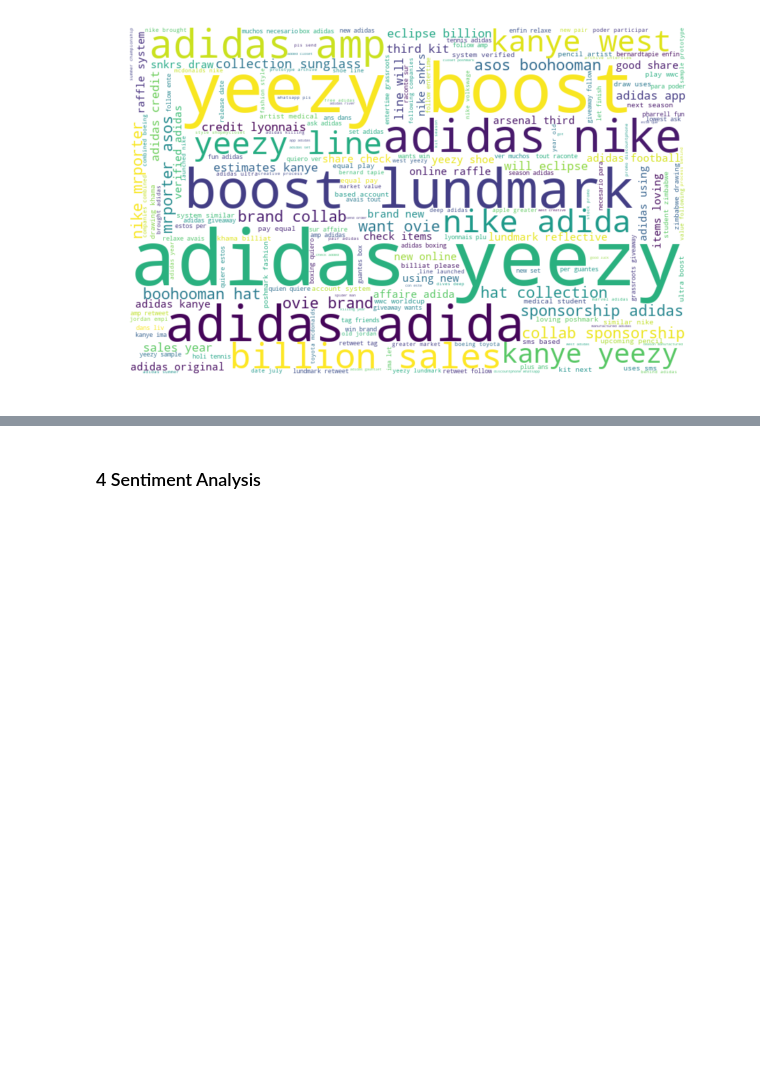
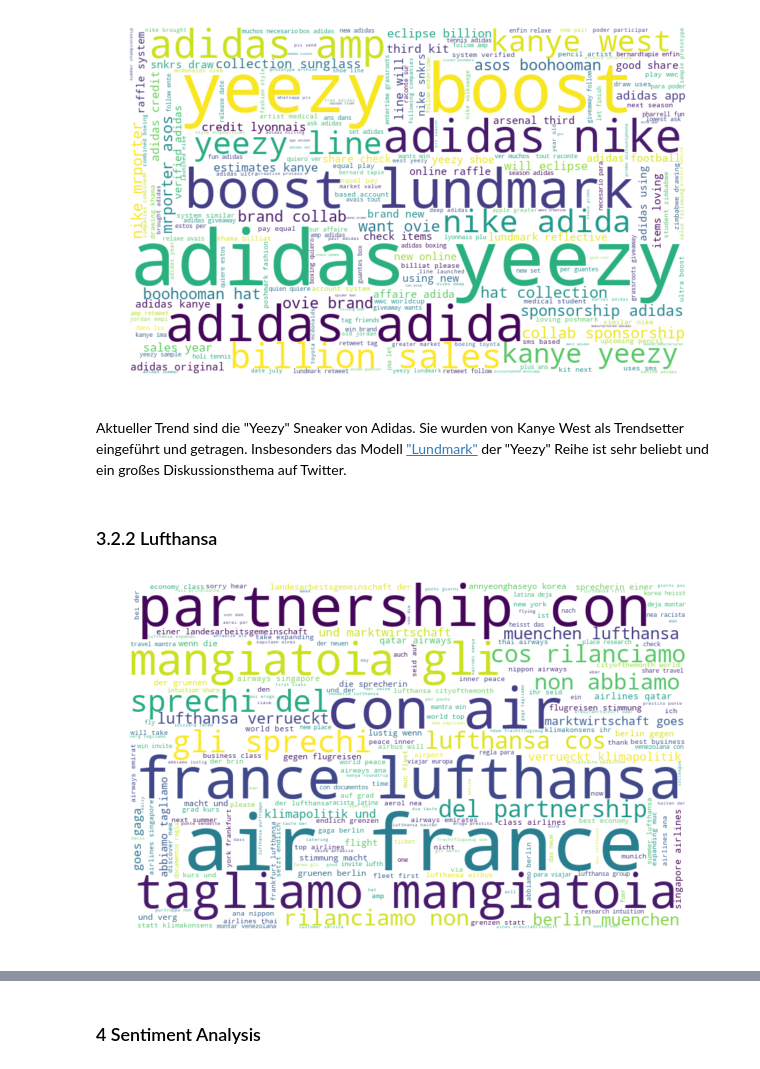
Before and after one commit to spreusler/Text-Mining-Tweets-Sentiment-Wordcloud, a Jupyter notebook: Text_Mining_with_Tweets.ipynb, the cells around one changed output, grey strips where cells are left out. Drawn from its saved outputs; the diff is of its cells as text; code cells hidden in the pictures; blank space fills up the shorter version.

Commit message:
Added Wordcloud trends

```diff
--- a/Text_Mining_with_Tweets.ipynb
+++ b/Text_Mining_with_Tweets.ipynb
@@ -249,3 +267,11 @@ def wordcloud(dataframe):
 wordcloud(adidas)
 # %% [output]
 [figure]
+# %% [markdown]
+Aktueller Trend sind die "Yeezy" Sneaker von Adidas. Sie wurden von Kanye West als Trendsetter eingeführt und getragen. Insbesonders das Modell ["Lundmark"](https://www.google.com/search?q=yeezy+lundmark&oq=yeezy+lund&aqs=chrome.1.69i57j0l5.3035j0j4&sourceid=chrome&ie=UTF-8) der "Yeezy" Reihe ist sehr beliebt und ein großes Diskussionsthema auf Twitter.
+# %% [markdown]
+### 3.2.2 Lufthansa
+# %%
+wordcloud(lufthansa)
+# %% [output]
+[figure, added]
```
Also changed, not shown: parts of 11 cells of this notebook.
